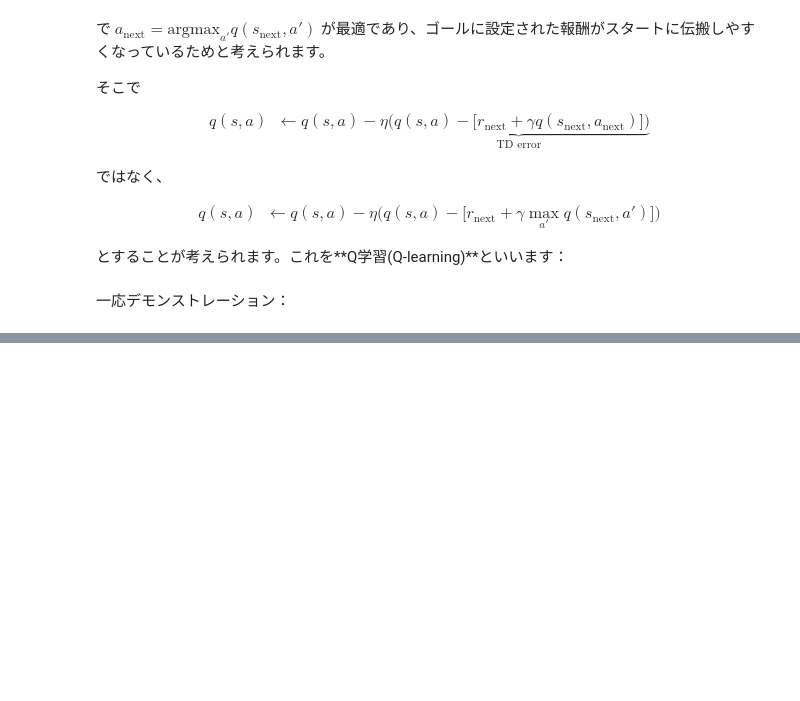
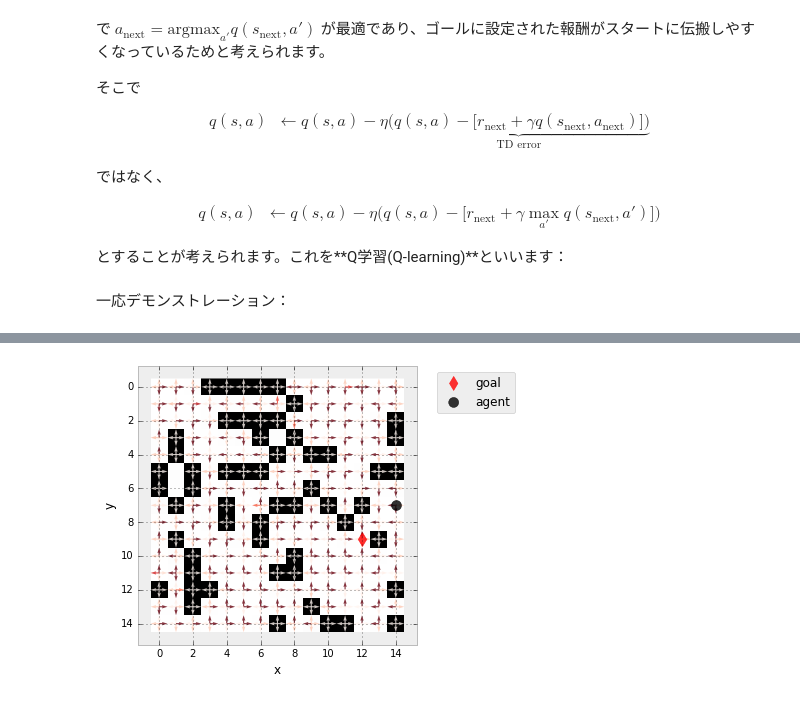
Before and after one commit to AkinoriTanaka-phys/HPC-Phys_tutorial_and_hands-on, a Jupyter notebook: section2.ipynb, the cells around one changed output, grey strips where cells are left out. Saved outputs shown, nothing was run; the diff lists cells and outputs as text; code cells hidden in the pictures; blank space fills up the shorter version.

```diff
--- a/section2.ipynb
+++ b/section2.ipynb
@@ -482,3 +485,8 @@ Wall time: 2.06 s
+# %%
+Env.reset()
+Env.render(values_table=q.values_table)
+# %% [output]
+[figure, added]
 # %% [markdown]
 ## ● Deep Q-Network (DQN)
 **Q学習**と深層学習を組み合わせたのが**深層Q学習ネットワーク(Deep Q-Network, DQN)**です。
```
Also changed, not shown: parts of 10 cells of this notebook, 1 other file.
